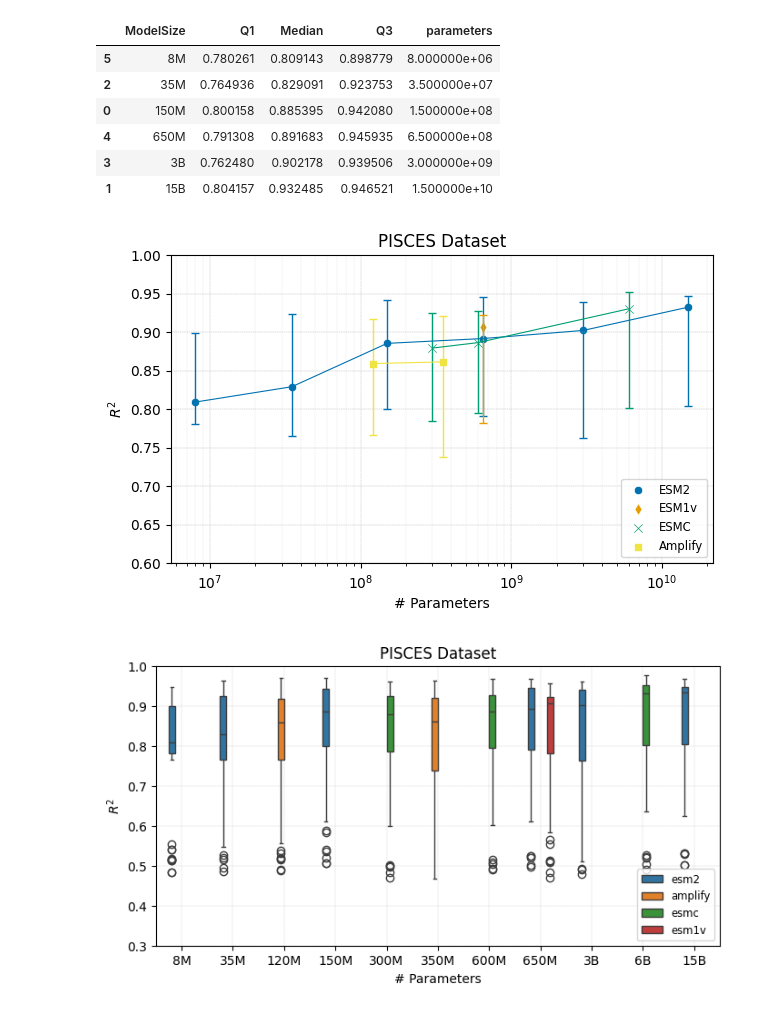
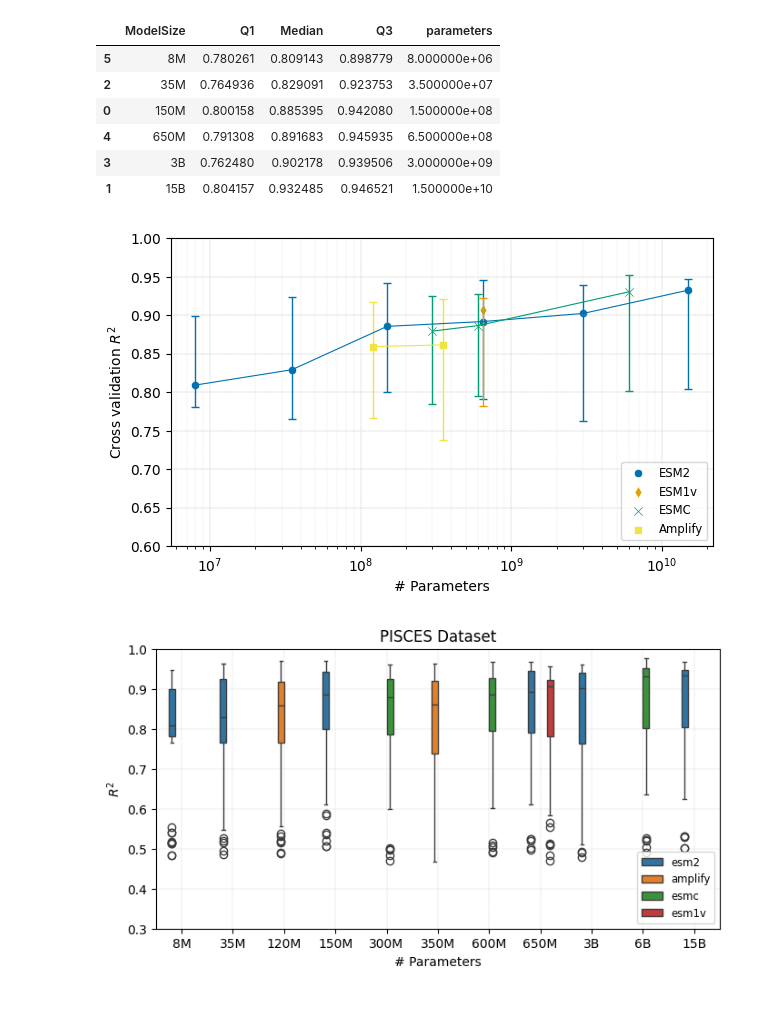
Before and after one commit to ziul-bio/SWAT, a Jupyter notebook: plot_results.ipynb, the cells around one changed output. Cells and saved outputs as stored; diff of their text form; code cells hidden in the pictures.

```diff
--- a/plot_results.ipynb
+++ b/plot_results.ipynb
@@ -349,32 +349,32 @@ quartiles_esm2
 | 1 | 15B | 0.804157 | 0.932485 | 0.946521 | 1.500000e+10 |
 # %%
 plt.figure(figsize=(7, 4))
-plt.title('PISCES Dataset')
+#plt.title('PISCES Dataset')
 
 plot_scatter(quartiles_esm2, color='#0072B2', label='ESM2', marker='o')
 plot_errorbars(quartiles_esm2, color='#0072B2')
 
 plot_scatter(quartiles_esm1, color='#E69F00', label='ESM1v', marker='d')
 plot_errorbars(quartiles_esm1, color='#E69F00')
 
 plot_scatter(quartiles_esmc, color='#009E73', label='ESMC', marker='x')
 plot_errorbars(quartiles_esmc, color='#009E73')
 
 plot_scatter(quartiles_amplify, color='#F0E442', label='Amplify', marker='s')
 plot_errorbars(quartiles_amplify, color='#F0E442')
 
-plt.ylabel('$R^2$')
+plt.ylabel('Cross validation $R^2$')
 plt.xlabel('# Parameters')
 plt.xscale('log')
 plt.ylim(0.6, 1)
 plt.legend(markerscale=1, fontsize='small', labelspacing=0.5, loc='lower right')
 plt.grid(True, which='major', linestyle='--', linewidth=0.3)
 plt.grid(True, which='minor', linestyle=':', linewidth=0.2)
 
-plt.savefig('results/lassoCV/PISCES/PISCES_multi_model_2.png', dpi=600, bbox_inches='tight')
+plt.savefig('results/lassoCV/PISCES/PISCES_multi_model.png', dpi=600, bbox_inches='tight')
 plt.show()
 # %% [output]
-[figure, old version]
+[figure, new version]
 # %%
 #df.loc[df['Model'] == 'esm1v', 'parameters'] -= 10000
 
```
Also changed, not shown: parts of 25 cells of this notebook, 7 other files.
